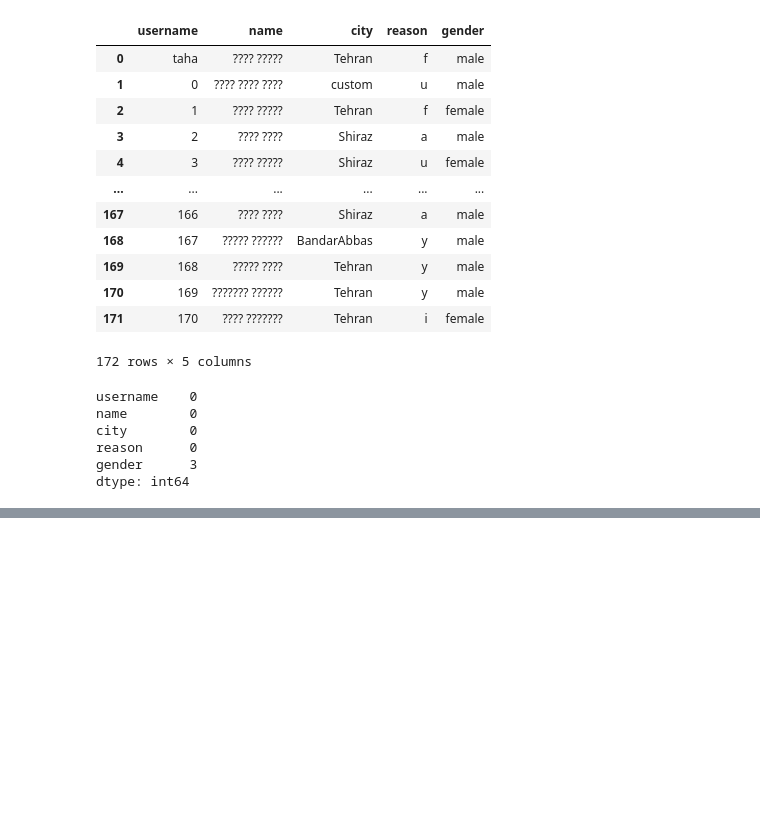
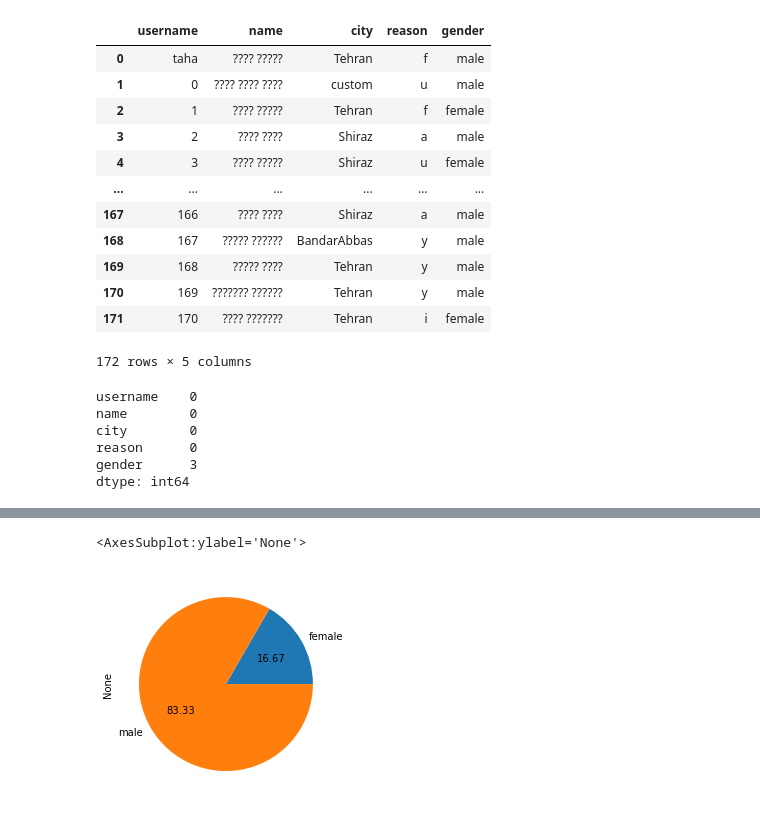
Before and after one commit to tahamusvi/friendZone, a Jupyter notebook: ML/Friendzone-Project.ipynb, the cells around one changed output, grey strips where cells are left out. Cells and saved outputs as stored; diff of their text form; code cells hidden in the pictures; blank space fills up the shorter version.

```diff
--- a/ML/Friendzone-Project.ipynb
+++ b/ML/Friendzone-Project.ipynb
@@ -27,3 +28,5 @@ city        0
 reason      0
 gender      3
 dtype: int64
+# %%
+df.dropna(inplace=True)
@@ -29,0 +68,3 @@ dtype: int64
+# %%
+#df.drop(df[df['city'] != 'custom'].index, axis=1,inplace = True)
+df2 = df.loc[df["city"] != 'custom' ]
@@ -29,0 +111,7 @@ dtype: int64
+# %%
+import matplotlib.pyplot as plt
+%matplotlib inline
+df2.groupby('gender').size().plot(kind='pie', autopct='%.2f')
+# %% [output]
+<AxesSubplot:ylabel='None'>
+[figure, added]
```
Also changed, not shown: parts of 34 cells of this notebook.
